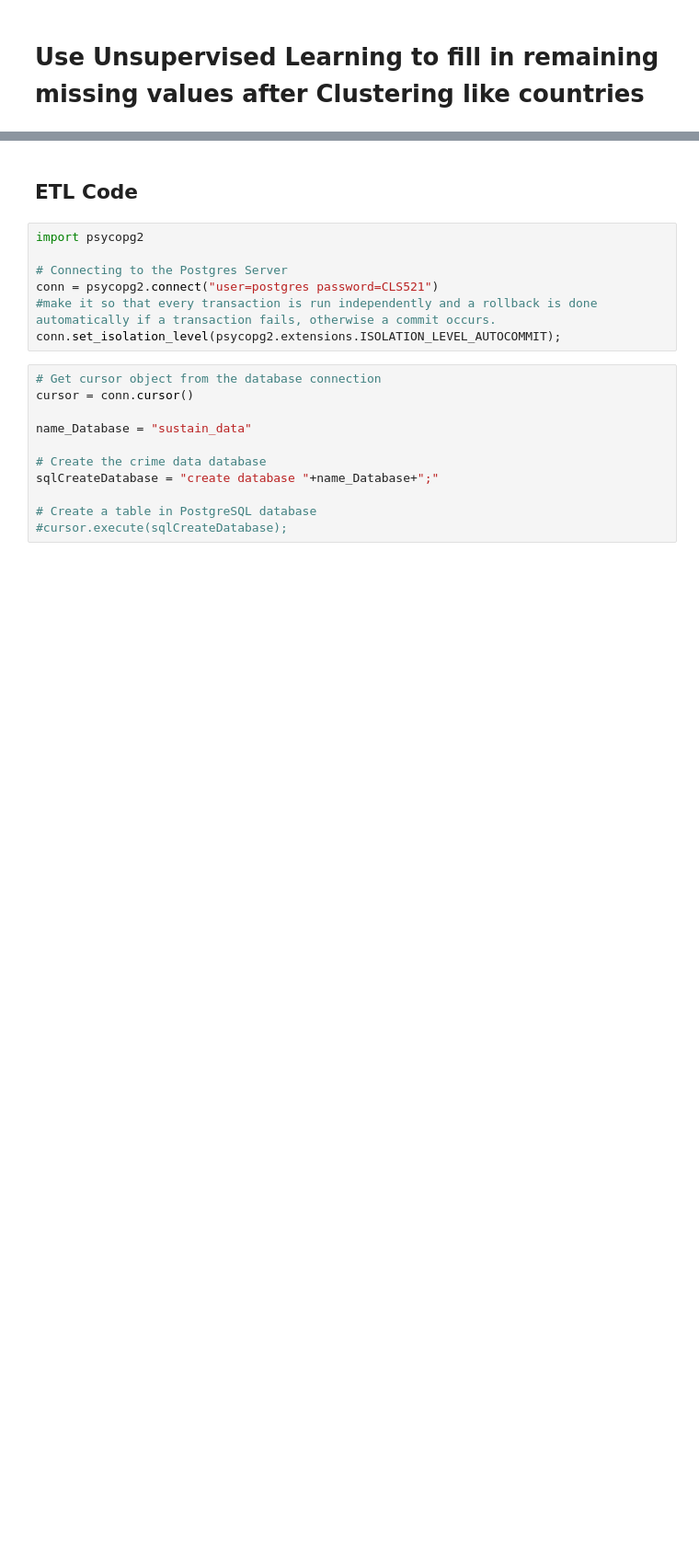
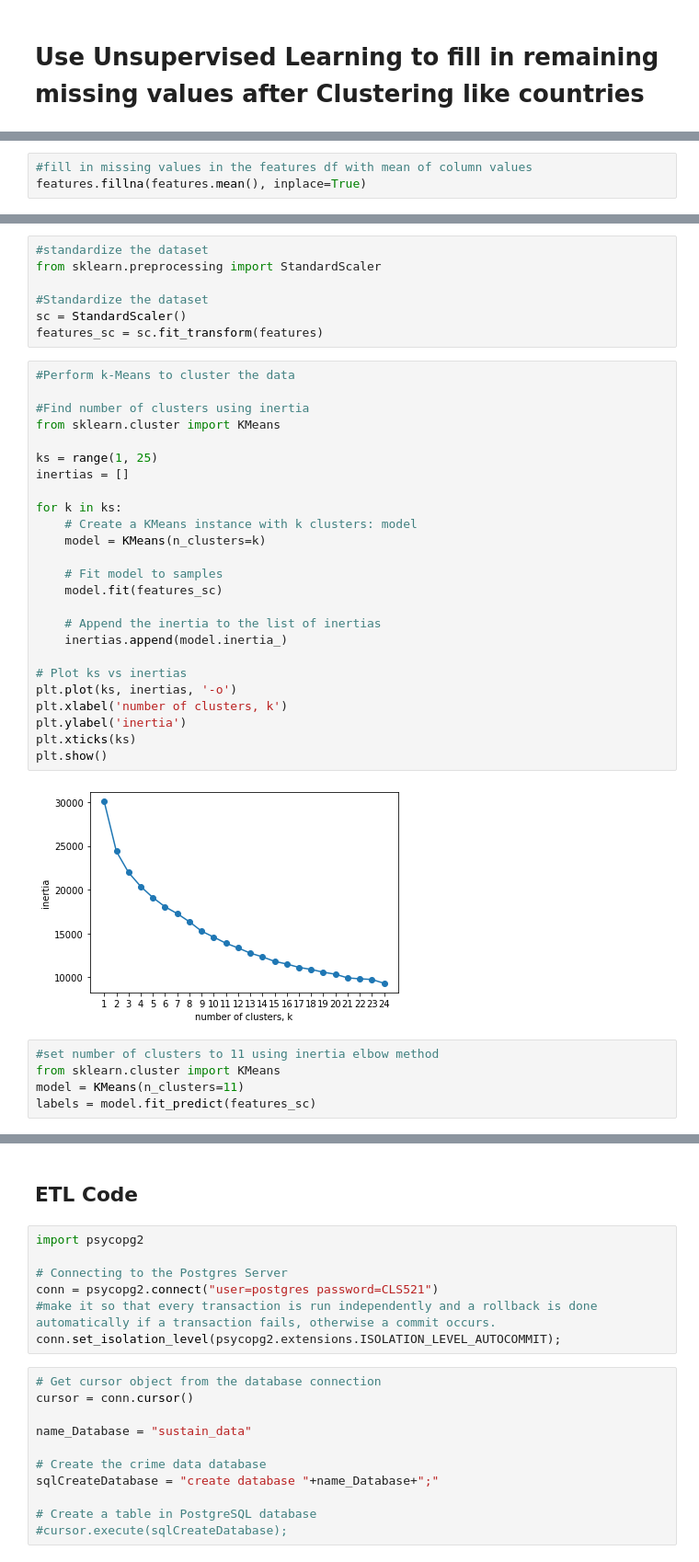
Before and after one commit to nmckinne/SustainabilityProject, a Jupyter notebook: SustainabilityGoals.ipynb, the cells around one changed output, grey strips where cells are left out. Shown at 92% size. Drawn from its saved outputs; the diff is of its cells as text; blank space fills up the shorter version.

Commit message:
Finished preprocessing and Started Supervised Learning

```diff
--- a/SustainabilityGoals.ipynb
+++ b/SustainabilityGoals.ipynb
@@ -954,0 +1066,3 @@ print(len(columns_to_drop))
+# %%
+#fill in missing values in the features df with mean of column values
+features.fillna(features.mean(), inplace=True)
@@ -954,0 +1091,39 @@ print(len(columns_to_drop))
+# %%
+#standardize the dataset
+from sklearn.preprocessing import StandardScaler
+
+#Standardize the dataset
+sc = StandardScaler()
+features_sc = sc.fit_transform(features)
+# %%
+#Perform k-Means to cluster the data
+
+#Find number of clusters using inertia
+from sklearn.cluster import KMeans
+
+ks = range(1, 25)
+inertias = []
+
+for k in ks:
+    # Create a KMeans instance with k clusters: model
+    model = KMeans(n_clusters=k)
+
+    # Fit model to samples
+    model.fit(features_sc)
+
+    # Append the inertia to the list of inertias
+    inertias.append(model.inertia_)
+
+# Plot ks vs inertias
+plt.plot(ks, inertias, '-o')
+plt.xlabel('number of clusters, k')
+plt.ylabel('inertia')
+plt.xticks(ks)
+plt.show()
+# %% [output]
+[figure, added]
+# %%
+#set number of clusters to 11 using inertia elbow method
+from sklearn.cluster import KMeans
+model = KMeans(n_clusters=11)
+labels = model.fit_predict(features_sc)
```
Also changed, not shown: parts of 28 cells of this notebook.
